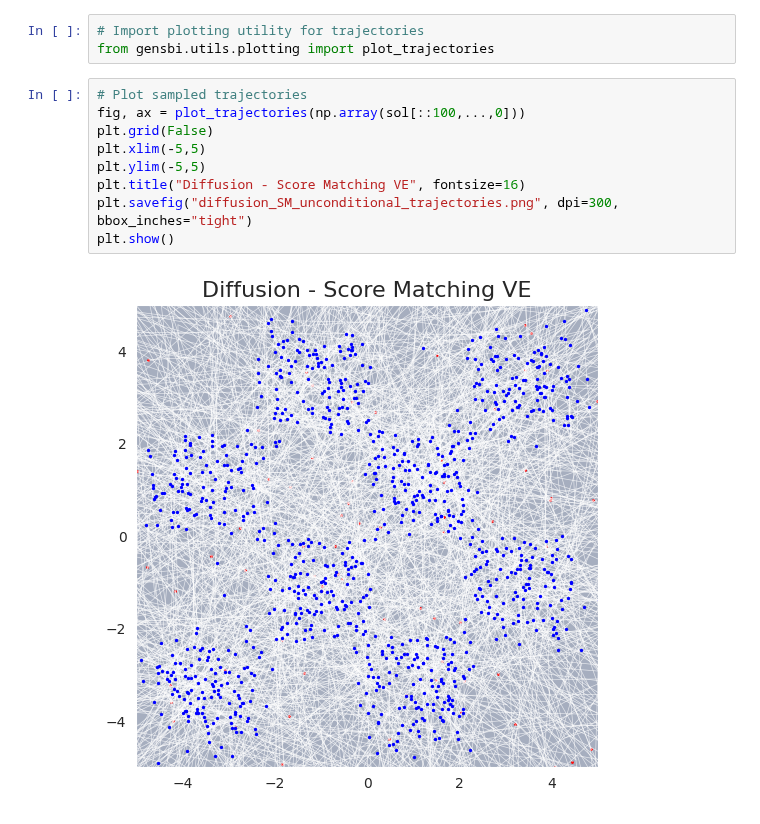
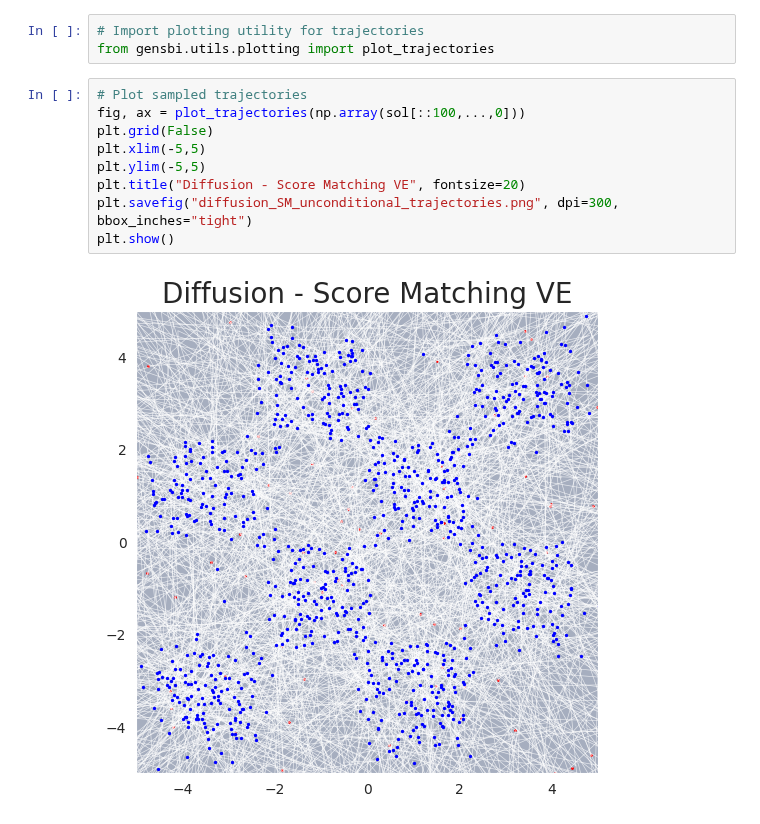
Before and after one commit to aurelio-amerio/GenSBI, a Jupyter notebook: docs/notebooks/diffusion_SM_2d_unconditional.ipynb, the cells around one changed output. Saved outputs shown, nothing was run; the diff lists cells and outputs as text.

```diff
--- a/docs/notebooks/diffusion_SM_2d_unconditional.ipynb
+++ b/docs/notebooks/diffusion_SM_2d_unconditional.ipynb
@@ -324,11 +324,11 @@ from gensbi.utils.plotting import plot_trajectories
 # %%
 # Plot sampled trajectories
 fig, ax = plot_trajectories(np.array(sol[::100,...,0]))
 plt.grid(False)
 plt.xlim(-5,5)
 plt.ylim(-5,5)
-plt.title("Diffusion - Score Matching VE", fontsize=16)
+plt.title("Diffusion - Score Matching VE", fontsize=20)
 plt.savefig("diffusion_SM_unconditional_trajectories.png", dpi=300, bbox_inches="tight")
 plt.show()
 # %% [output]
-[figure, old version]
+[figure, new version]
```
Also changed, not shown: parts of 2 cells of this notebook, 2 other files.
